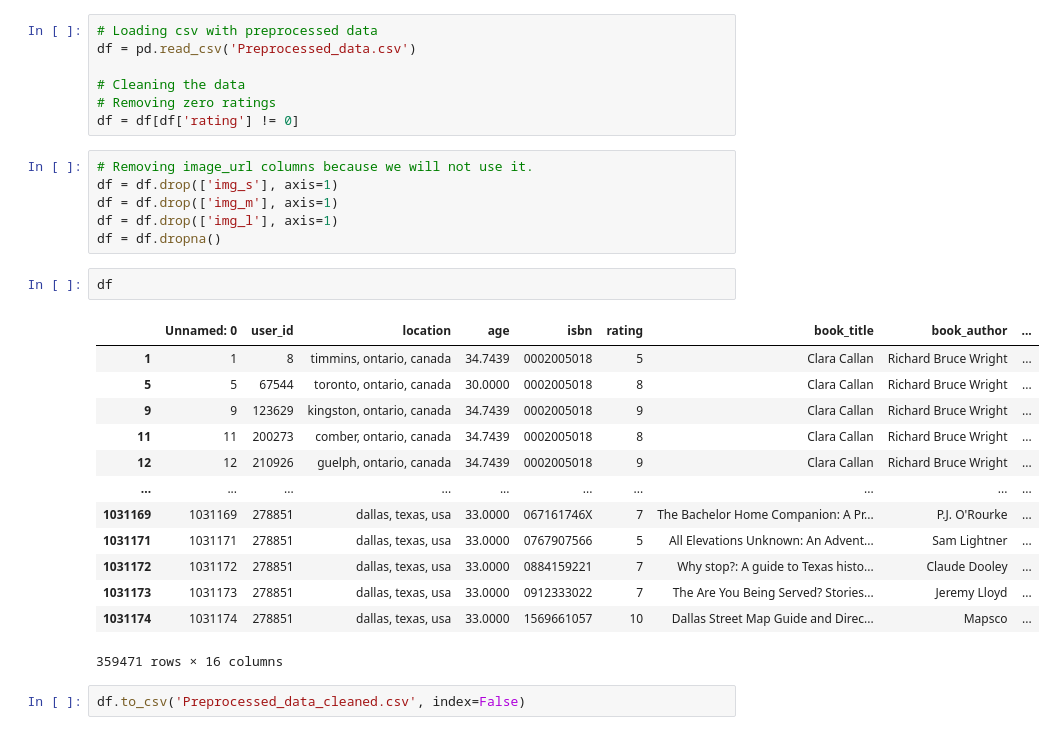
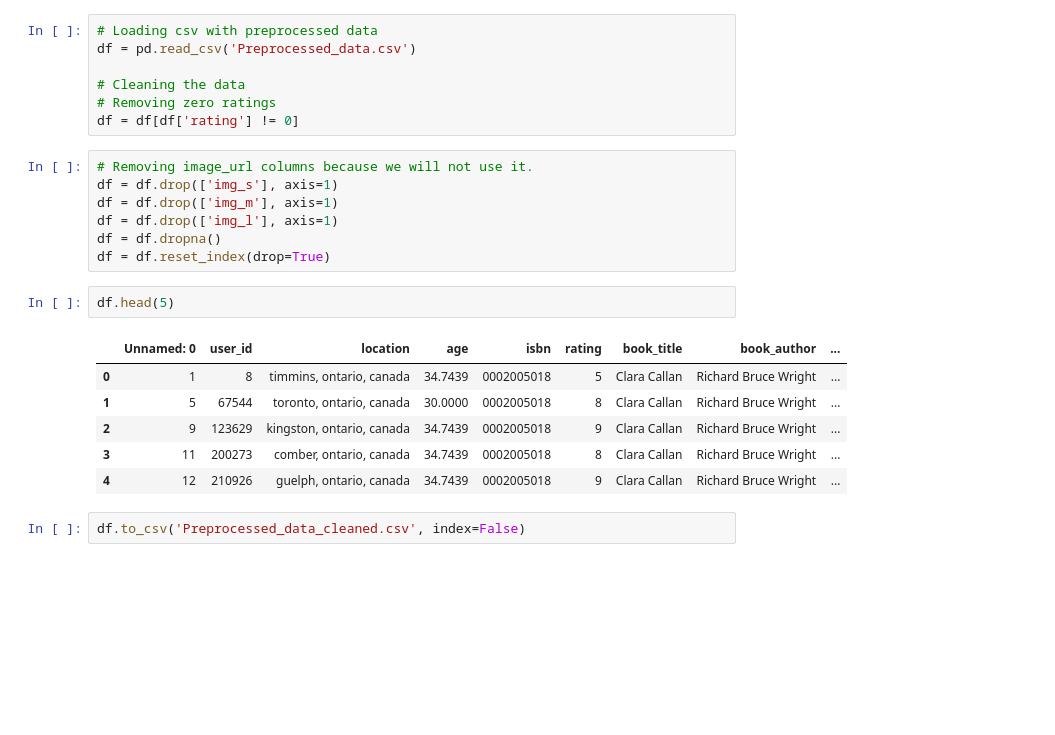
Before and after one commit to marinaepitropaki/BookRecommendationSystem, a Jupyter notebook: BookRecommendationSystem.ipynb, the cells around one changed output. Saved outputs shown, nothing was run; the diff lists cells and outputs as text; blank space fills up the shorter version.

```diff
--- a/BookRecommendationSystem.ipynb
+++ b/BookRecommendationSystem.ipynb
@@ -24,22 +24,16 @@ df = df.drop(['img_s'], axis=1)
 df = df.drop(['img_m'], axis=1)
 df = df.drop(['img_l'], axis=1)
 df = df.dropna()
+df = df.reset_index(drop=True)
 # %%
-df
+df.head(5)
 # %% [output]
 |  | Unnamed: 0 | user_id | location | age | isbn | rating | book_title | book_author | ... |
-| 1 | 1 | 8 | timmins, ontario, canada | 34.7439 | 0002005018 | 5 | Clara Callan | Richard Bruce Wright | ... |
-| 5 | 5 | 67544 | toronto, ontario, canada | 30.0000 | 0002005018 | 8 | Clara Callan | Richard Bruce Wright | ... |
-| 9 | 9 | 123629 | kingston, ontario, canada | 34.7439 | 0002005018 | 9 | Clara Callan | Richard Bruce Wright | ... |
-| 11 | 11 | 200273 | comber, ontario, canada | 34.7439 | 0002005018 | 8 | Clara Callan | Richard Bruce Wright | ... |
-| 12 | 12 | 210926 | guelph, ontario, canada | 34.7439 | 0002005018 | 9 | Clara Callan | Richard Bruce Wright | ... |
-| ... | ... | ... | ... | ... | ... | ... | ... | ... | ... |
-| 1031169 | 1031169 | 278851 | dallas, texas, usa | 33.0000 | 067161746X | 7 | The Bachelor Home Companion: A Pr... | P.J. O'Rourke | ... |
-| 1031171 | 1031171 | 278851 | dallas, texas, usa | 33.0000 | 0767907566 | 5 | All Elevations Unknown: An Advent... | Sam Lightner | ... |
-| 1031172 | 1031172 | 278851 | dallas, texas, usa | 33.0000 | 0884159221 | 7 | Why stop?: A guide to Texas histo... | Claude Dooley | ... |
-| 1031173 | 1031173 | 278851 | dallas, texas, usa | 33.0000 | 0912333022 | 7 | The Are You Being Served? Stories... | Jeremy Lloyd | ... |
-| 1031174 | 1031174 | 278851 | dallas, texas, usa | 33.0000 | 1569661057 | 10 | Dallas Street Map Guide and Direc... | Mapsco | ... |
+| 0 | 1 | 8 | timmins, ontario, canada | 34.7439 | 0002005018 | 5 | Clara Callan | Richard Bruce Wright | ... |
+| 1 | 5 | 67544 | toronto, ontario, canada | 30.0000 | 0002005018 | 8 | Clara Callan | Richard Bruce Wright | ... |
+| 2 | 9 | 123629 | kingston, ontario, canada | 34.7439 | 0002005018 | 9 | Clara Callan | Richard Bruce Wright | ... |
+| 3 | 11 | 200273 | comber, ontario, canada | 34.7439 | 0002005018 | 8 | Clara Callan | Richard Bruce Wright | ... |
+| 4 | 12 | 210926 | guelph, ontario, canada | 34.7439 | 0002005018 | 9 | Clara Callan | Richard Bruce Wright | ... |
-359471 rows × 16 columns
 # %%
 df.to_csv('Preprocessed_data_cleaned.csv', index=False)
 # %%
```
Also changed, not shown: parts of 4 cells of this notebook.
